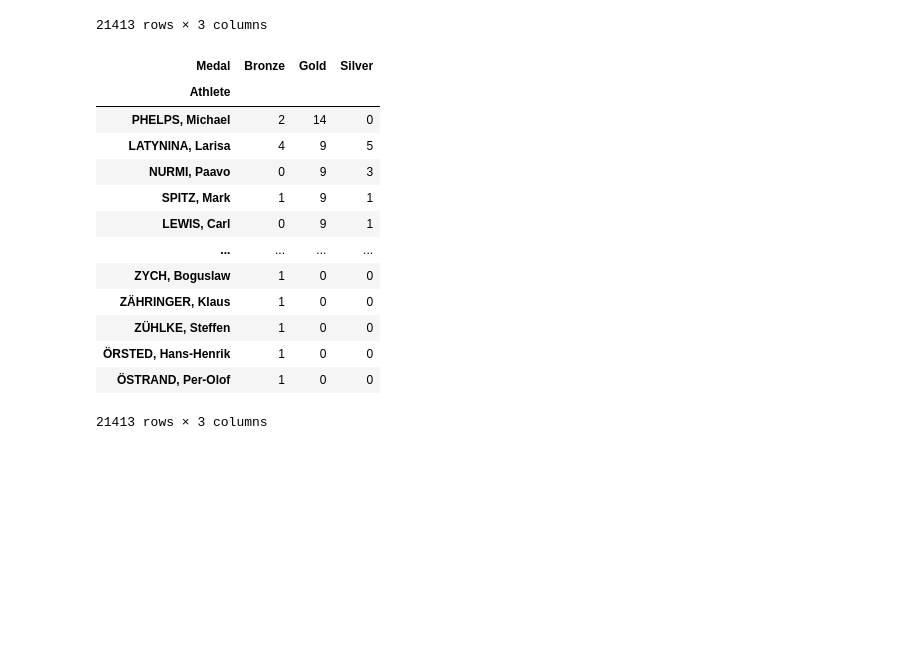
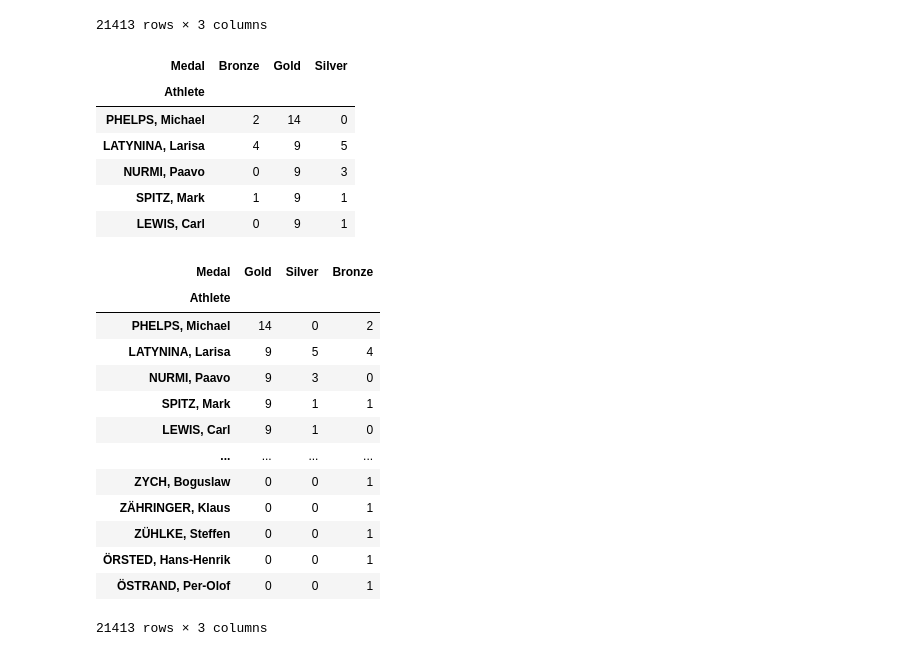
Before and after one commit to aeghprac/Git-Tracked-Files, a Jupyter notebook: Pandaz/PandasPractice2.ipynb, the cells around one changed output. Saved outputs shown, nothing was run; the diff lists cells and outputs as text; code cells hidden in the pictures; blank space fills up the shorter version.

```diff
--- a/Pandaz/PandasPractice2.ipynb
+++ b/Pandaz/PandasPractice2.ipynb
@@ -398,19 +396,35 @@ oo.groupby(['Athlete', 'Medal']).agg({'Athlete': ['count']}).unstack('Medal')
 # %%
 # JF's first step. Interestingly, gets me the exact same thing. Forgot the fill_value though
 g = oo.groupby(['Athlete', 'Medal']).size().unstack('Medal', fill_value=0)
-g.sort_values(['Gold', 'Silver', 'Bronze'], ascending=False)
+
+# Sorted by values. Still not in right order though.
+gs = g.sort_values(['Gold', 'Silver', 'Bronze'], ascending=False)
+gs.head()
 # %% [output]
 | Medal | Bronze | Gold | Silver |
 | Athlete |  |  |  |
 | PHELPS, Michael | 2 | 14 | 0 |
 | LATYNINA, Larisa | 4 | 9 | 5 |
 | NURMI, Paavo | 0 | 9 | 3 |
 | SPITZ, Mark | 1 | 9 | 1 |
 | LEWIS, Carl | 0 | 9 | 1 |
-| ... | ... | ... | ... |
-| ZYCH, Boguslaw | 1 | 0 | 0 |
-| ZÄHRINGER, Klaus | 1 | 0 | 0 |
-| ZÜHLKE, Steffen | 1 | 0 | 0 |
-| ÖRSTED, Hans-Henrik | 1 | 0 | 0 |
-| ÖSTRAND, Per-Olof | 1 | 0 | 0 |
-21413 rows × 3 columns
+# %%
+# gss = golds sorted\
+# ! Do not forget the second square bracket!!!!
+gss = gs[['Gold', 'Silver', 'Bronze']]
+gss
+# %% [output]
+| Medal | Gold | Silver | Bronze |
+| Athlete |  |  |  |
+| PHELPS, Michael | 14 | 0 | 2 |
+| LATYNINA, Larisa | 9 | 5 | 4 |
+| NURMI, Paavo | 9 | 3 | 0 |
+| SPITZ, Mark | 9 | 1 | 1 |
+| LEWIS, Carl | 9 | 1 | 0 |
+| ... | ... | ... | ... |
+| ZYCH, Boguslaw | 0 | 0 | 1 |
+| ZÄHRINGER, Klaus | 0 | 0 | 1 |
+| ZÜHLKE, Steffen | 0 | 0 | 1 |
+| ÖRSTED, Hans-Henrik | 0 | 0 | 1 |
+| ÖSTRAND, Per-Olof | 0 | 0 | 1 |
+21413 rows × 3 columns
```
Also changed, not shown: parts of 15 cells of this notebook.
